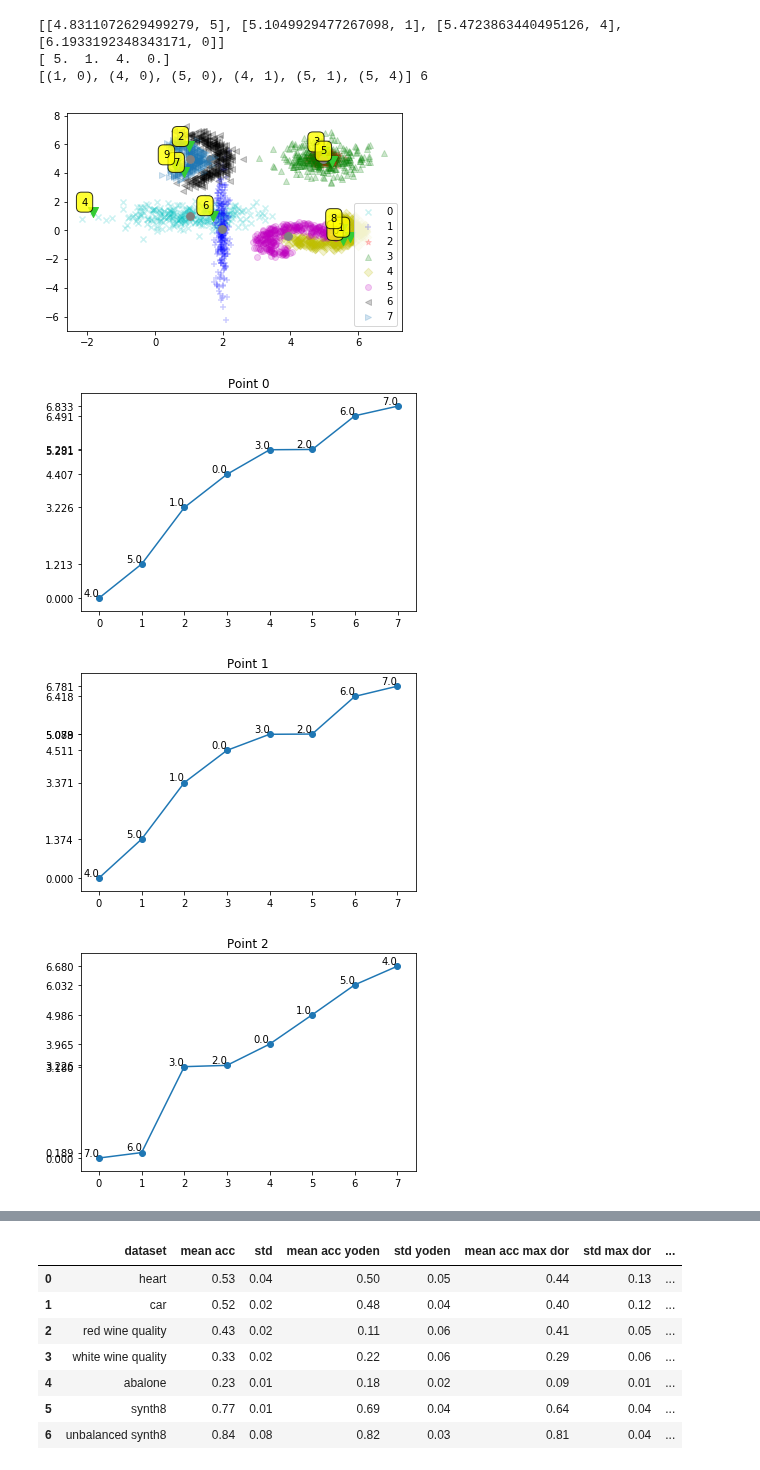
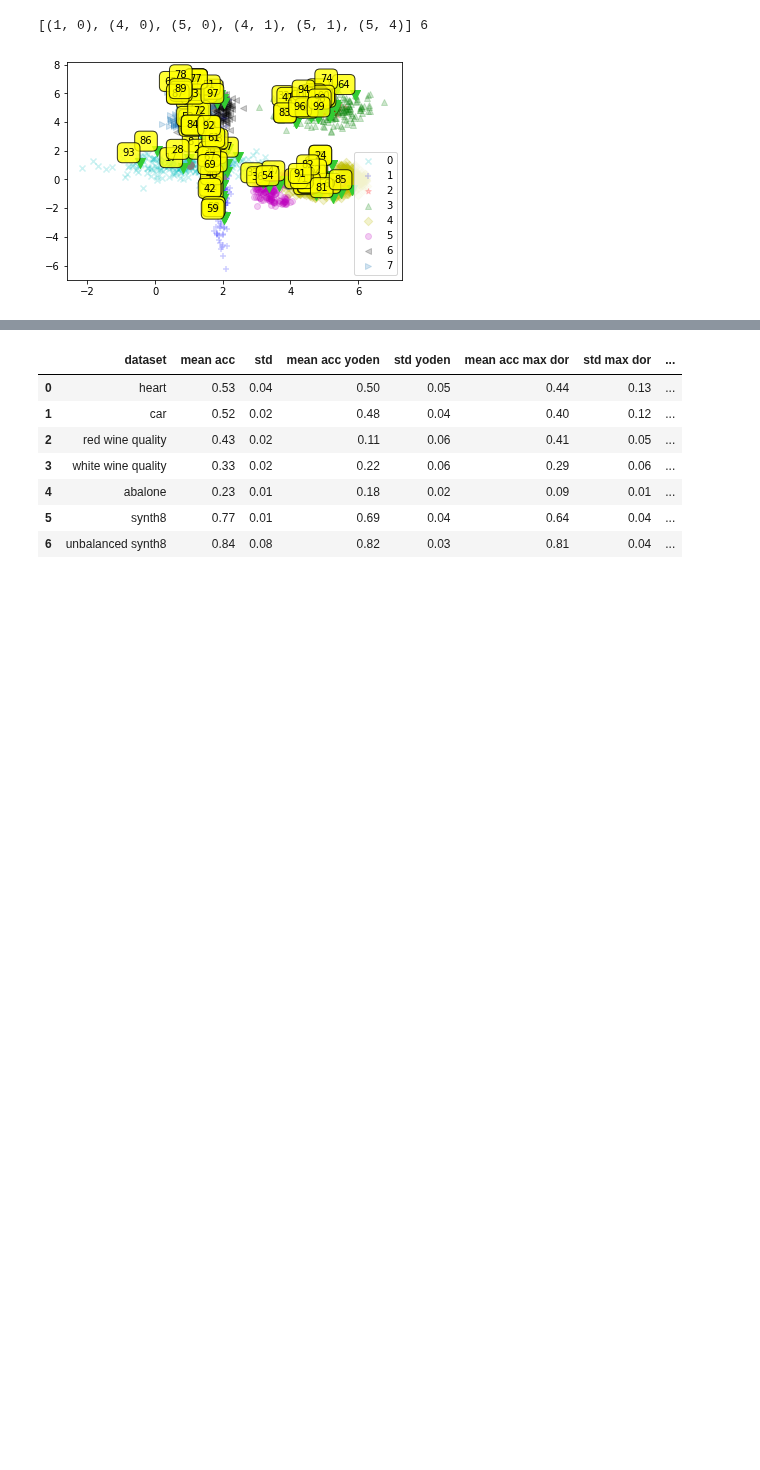
Before and after one commit to gabrielmatos26/Ova-and-Ava-classifiers, a Jupyter notebook: roc_cutpoints_clf.ipynb, the cells around one changed output, grey strips where cells are left out. Saved outputs shown, nothing was run; the diff lists cells and outputs as text; code cells hidden in the pictures; blank space fills up the shorter version.

```diff
--- a/roc_cutpoints_clf.ipynb
+++ b/roc_cutpoints_clf.ipynb
@@ -643,7 +644,7 @@ plt.legend(loc="lower right")
 
 # plt.scatter(p[0,0], p[0,1], c=(0.2,0.8,0.2), marker='^', s=100)
 
-np.random.seed(1)
+# np.random.seed(1)
 
 
 cols = list(data.columns)
@@ -665,10 +666,12 @@ fpr, tpr, thresholds, roc_auc, cutpoints = roc_clf.calculate_roc(est, x_val, x_t
                                                                  y_train, scaler)
 
 x_test, y_test = np.asarray(x_test), np.asarray(y_test)
-test_indexes = np.random.randint(len(x_test), size=10)
+test_indexes = np.random.randint(len(x_test), size=100)
 p_test = x_test[test_indexes]
 c_test = y_test[test_indexes]
 
+# p_test = x_test
+# c_test = y_test
 
 #calculate distances
 distances = []
@@ -689,45 +692,40 @@ plt.show()
 
 distances = np.asarray(distances)
 
 c_distances = []
 
 for dist in distances:
     c_dist = []
     for i, d in enumerate(dist):
         if i == 0:
             c_dist.append([0.0, d[1]])
             continue
         else:
             c_dist.append([d[0]-dist[0,0], d[1]])
     c_distances.append(c_dist)
 
 c_distances = np.asarray(c_distances)
 
 influences = []
 for i, dist in enumerate(c_distances):
     std = np.std(dist[:,0])
     influences.append(list(dist[np.where(dist[:,0] < std)[0]][:,1].astype(np.int32)))
-    plt.title("Point " + str(i))
-#     print(dist)
-    x_axis = np.arange(len(dist))
-    plt.plot(x_axis, dist[:,0])
-    plt.scatter(x_axis, dist[:,0])
-    for j, d in enumerate(dist):
-        plt.annotate(d[1], xy=(x_axis[j], d[0]), ha='right', va='bottom')
-    plt.yticks(dist[:,0])
-    plt.show()
+#     plt.title("Point " + str(i))
+# #     print(dist)
+#     x_axis = np.arange(len(dist))
+#     plt.plot(x_axis, dist[:,0])
+#     plt.scatter(x_axis, dist[:,0])
+#     for j, d in enumerate(dist):
+#         plt.annotate(d[1], xy=(x_axis[j], d[0]), ha='right', va='bottom')
+#     plt.yticks(dist[:,0])
+#     plt.show()
 
 influences = np.asarray(influences)
 # print(c_test)
 
 print(influences)
 # influences = np.array([[0,1,6,7],[4,5], [4,5], [0,1,6,7], [3,4,5], [0,1,3,6,7], [3,6,7], [2,3],
 #                        [0,4,5], [2,3]])
 # %% [output]
-[[4.8311072629499279, 5], [5.1049929477267098, 1], [5.4723863440495126, 4], [6.1933192348343171, 0]]
-[ 5.  1.  4.  0.]
 [(1, 0), (4, 0), (5, 0), (4, 1), (5, 1), (5, 4)] 6
-[figure, old version]
+[figure, new version]
-[figure, removed]
-[figure, removed]
-[figure, removed]
```
Also changed, not shown: parts of 4 cells of this notebook.
